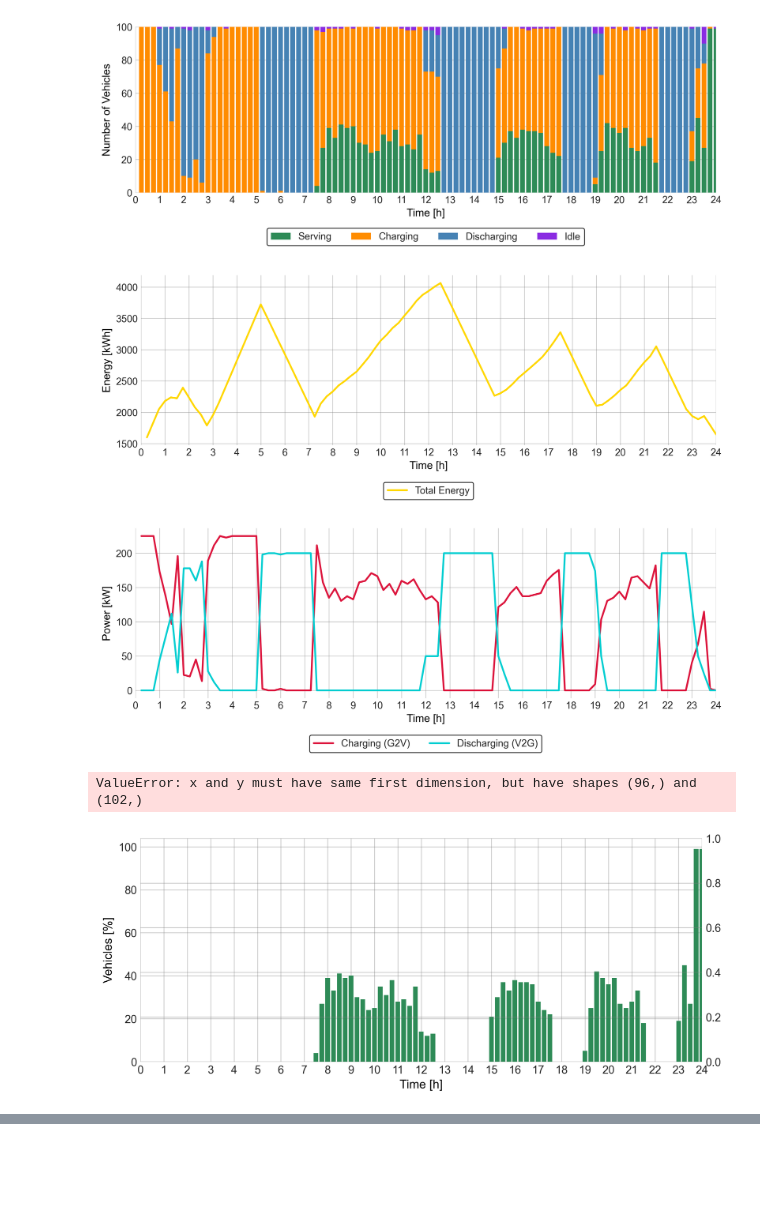
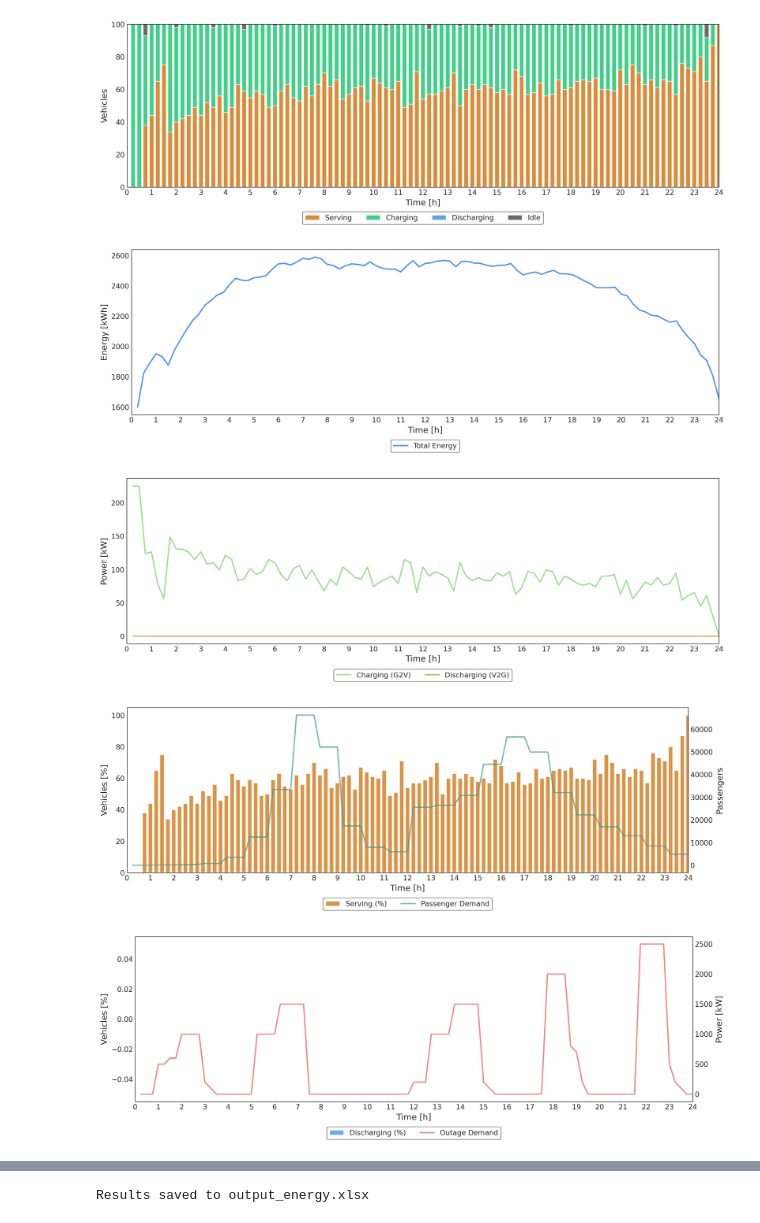
Before and after one commit to jmanzolli/SAEVs-project, a Jupyter notebook: Simulation.ipynb, the cells around one changed output, grey strips where cells are left out. Saved outputs shown, nothing was run; the diff lists cells and outputs as text; code cells hidden in the pictures; blank space fills up the shorter version.

```diff
--- a/Simulation.ipynb
+++ b/Simulation.ipynb
@@ -292,5 +360,5 @@ def plot_variables(model, D_passenger, O_energy, t=96, k=100):
 # %%
-model = solve_opt(data,mult_2=1,tee=True) # vary pass_min=2000 mult_2=0 (transportation scenario)
+model = solve_opt(data,pass_min=2000, mult_2=0,tee=True) # vary pass_min=2000 mult_2=0 (transportation scenario) / pass_min=0 mult_2=1 (outage scenario)
 # %% [output]
 Set parameter Username
 Academic license - for non-commercial use only - expires 2025-11-18
@@ -310,12 +378,12 @@ Solution:
 - number of solutions: 0
   number of solutions displayed: 0
 # %%
-D_passenger = (data['Total demand']).tolist()
-O_energy = (data['Outage']).tolist()
+D_passenger = (data['Total demand'][:96]).tolist()
+O_energy = (data['Outage'][:96]).tolist()
 plot_variables(model, D_passenger, O_energy)
 # %% [output]
-[figure, old version]
+[figure, new version]
-[figure, old version]
+[figure, new version]
-[figure, old version]
+[figure, new version]
-ValueError: x and y must have same first dimension, but have shapes (96,) and (102,)
-[figure, old version]
+[figure, new version]
+[figure, added]
@@ -322,5 +391,7 @@ ValueError: x and y must have same first dimension, but have shapes (96,) and (1
 # %%
 # Create a dynamic filename
-filename = 'output_test.xlsx'
+filename = 'output_energy.xlsx'
 # Save results to Excel
 save_to_excel(model, filename=filename)
+# %% [output]
+Results saved to output_energy.xlsx
```
Also changed, not shown: parts of 5 cells of this notebook, 10 other files.
